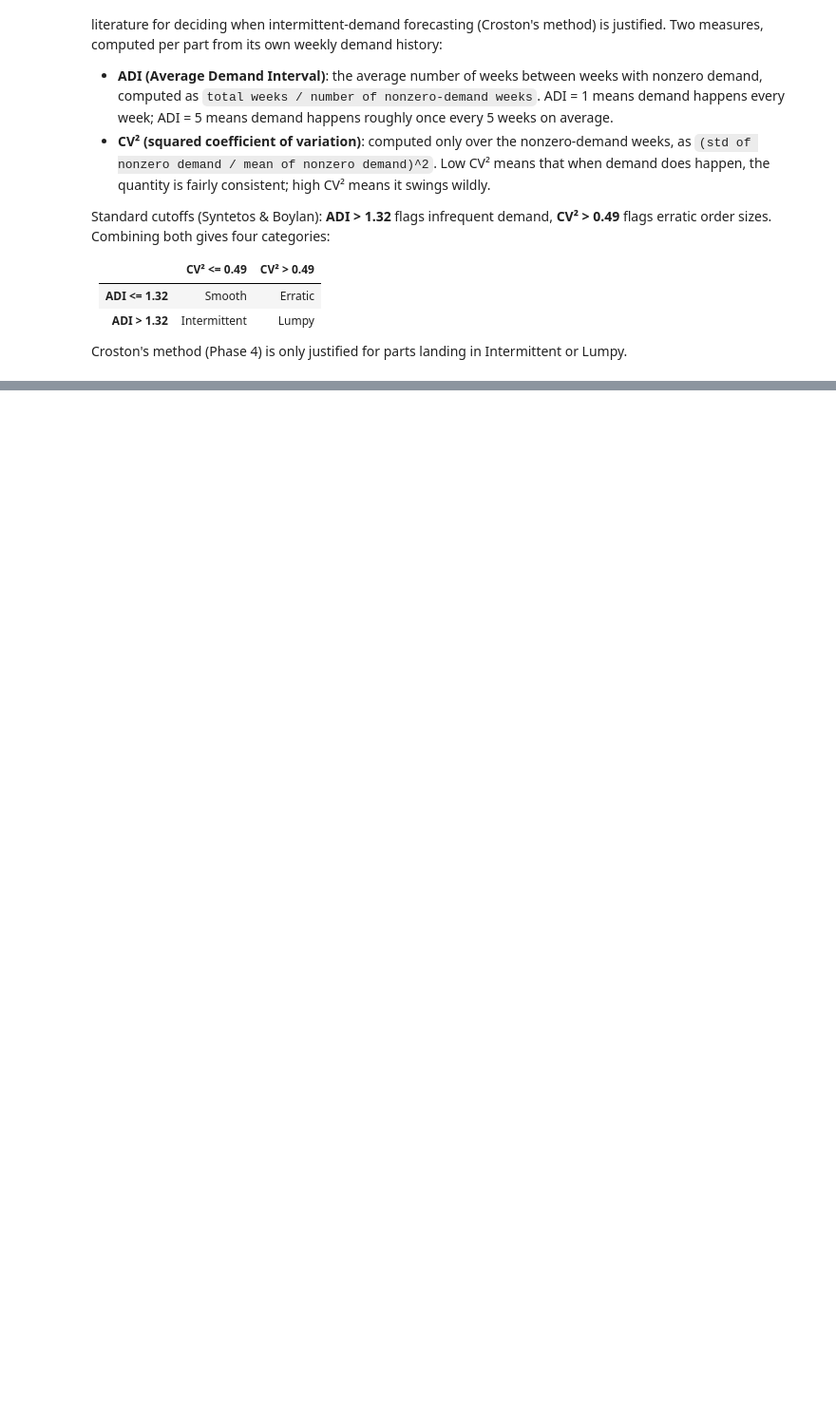
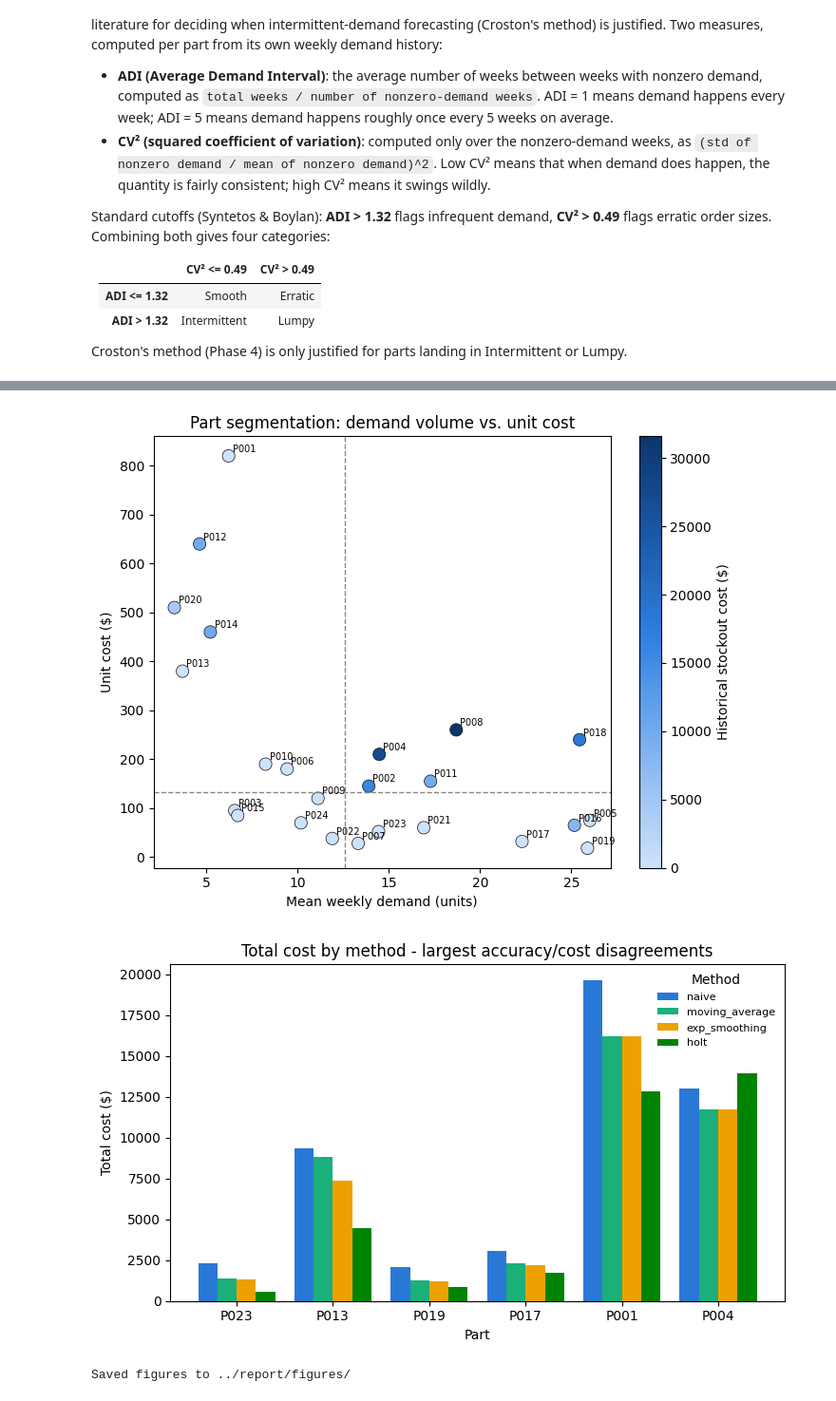
Before and after one commit to GhaithAli9/ev-spare-parts-forecasting, a Jupyter notebook: notebooks/ev_spare_parts_inventory_forecasting.ipynb, the cells around one changed output, grey strips where cells are left out. Shown at 95% size. Cells and saved outputs as stored; diff of their text form; code cells hidden in the pictures; blank space fills up the shorter version.

Commit message:
Complete analysis: EDA, forecasting, dual evaluation, reorder recommendations

```diff
--- a/notebooks/ev_spare_parts_inventory_forecasting.ipynb
+++ b/notebooks/ev_spare_parts_inventory_forecasting.ipynb
@@ -471,0 +930,20 @@ part_profile.sort_values("ADI", ascending=False)[
+# %%
+# Combine error and cost scores side by side.
+comparison = error_scores.merge(cost_scores, on=["part_id", "method"])
+
+# Rank methods within each part: rank 1 = best (lowest MAE / lowest total_cost).
+comparison["accuracy_rank"] = comparison.groupby("part_id")["MAE"].rank(method="min")
+comparison["cost_rank"] = comparison.groupby("part_id")["total_cost"].rank(method="min")
+
+# For each part, which method is most accurate, and which is cheapest?
+best_by_accuracy = comparison.loc[comparison["accuracy_rank"] == 1, ["part_id", "method"]] \
+    .rename(columns={"method": "most_accurate_method"})
+best_by_cost = comparison.loc[comparison["cost_rank"] == 1, ["part_id", "method"]] \
+    .rename(columns={"method": "cheapest_method"})
+
+part_leaderboard = best_by_accuracy.merge(best_by_cost, on="part_id")
+part_leaderboard["disagree"] = part_leaderboard["most_accurate_method"] != part_leaderboard["cheapest_method"]
+
+n_disagree = part_leaderboard["disagree"].sum()
+print(f"Parts where the most-accurate method != the cheapest method: {n_disagree} / {len(part_leaderboard)}")
+part_leaderboard
@@ -471,0 +1332,46 @@ part_profile.sort_values("ADI", ascending=False)[
+# %%
+import os
+os.makedirs("../report/figures", exist_ok=True)
+
+# Re-save the segmentation scatter (justifies the reorder categories)
+fig, ax = plt.subplots(figsize=(7, 5.5))
+scatter = ax.scatter(
+    profile["mean_demand"], profile["unit_cost"],
+    c=profile["historical_stockout_cost"], cmap=seq_blue,
+    s=90, edgecolor="#0b0b0b", linewidth=0.5,
+)
+ax.axvline(median_demand, color="#898781", linestyle="--", linewidth=1)
+ax.axhline(median_cost, color="#898781", linestyle="--", linewidth=1)
+for _, row in profile.iterrows():
+    ax.annotate(row["part_id"], (row["mean_demand"], row["unit_cost"]), fontsize=7, xytext=(3, 3), textcoords="offset points")
+ax.set_xlabel("Mean weekly demand (units)")
+ax.set_ylabel("Unit cost ($)")
+ax.set_title("Part segmentation: demand volume vs. unit cost")
+cbar = fig.colorbar(scatter, ax=ax)
+cbar.set_label("Historical stockout cost ($)")
+fig.tight_layout()
+fig.savefig("../report/figures/segmentation.png", dpi=200)
+plt.show()
+
+# Re-save the disagreement cost-bar chart (the central-question proof)
+fig, ax = plt.subplots(figsize=(7.5, 4.5))
+bar_width = 0.2
+x = np.arange(len(top_disagreement_parts))
+for i, method in enumerate(method_order):
+    method_costs = plot_data[plot_data["method"] == method].set_index("part_id")["total_cost"].reindex(top_disagreement_parts)
+    ax.bar(x + i * bar_width, method_costs.values, width=bar_width, label=method, color=method_colors[method])
+ax.set_xticks(x + bar_width * 1.5)
+ax.set_xticklabels(top_disagreement_parts)
+ax.set_xlabel("Part")
+ax.set_ylabel("Total cost ($)")
+ax.set_title("Total cost by method - largest accuracy/cost disagreements")
+ax.legend(title="Method", frameon=False, fontsize=8)
+fig.tight_layout()
+fig.savefig("../report/figures/disagreement.png", dpi=200)
+plt.show()
+
+print("Saved figures to ../report/figures/")
+# %% [output]
+[figure, added]
+[figure, added]
+Saved figures to ../report/figures/
```
Also changed, not shown: parts of 52 cells of this notebook, 4 other files.
